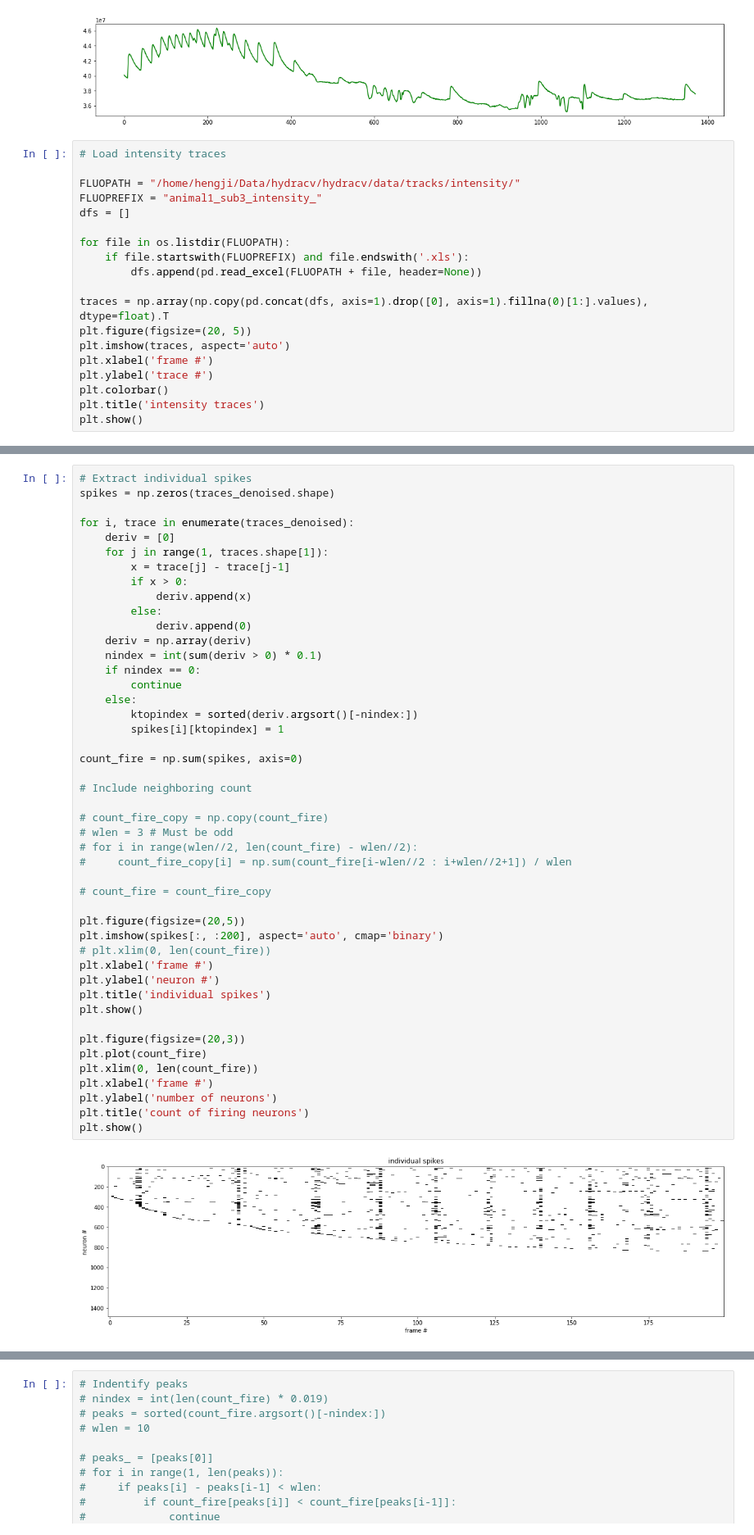
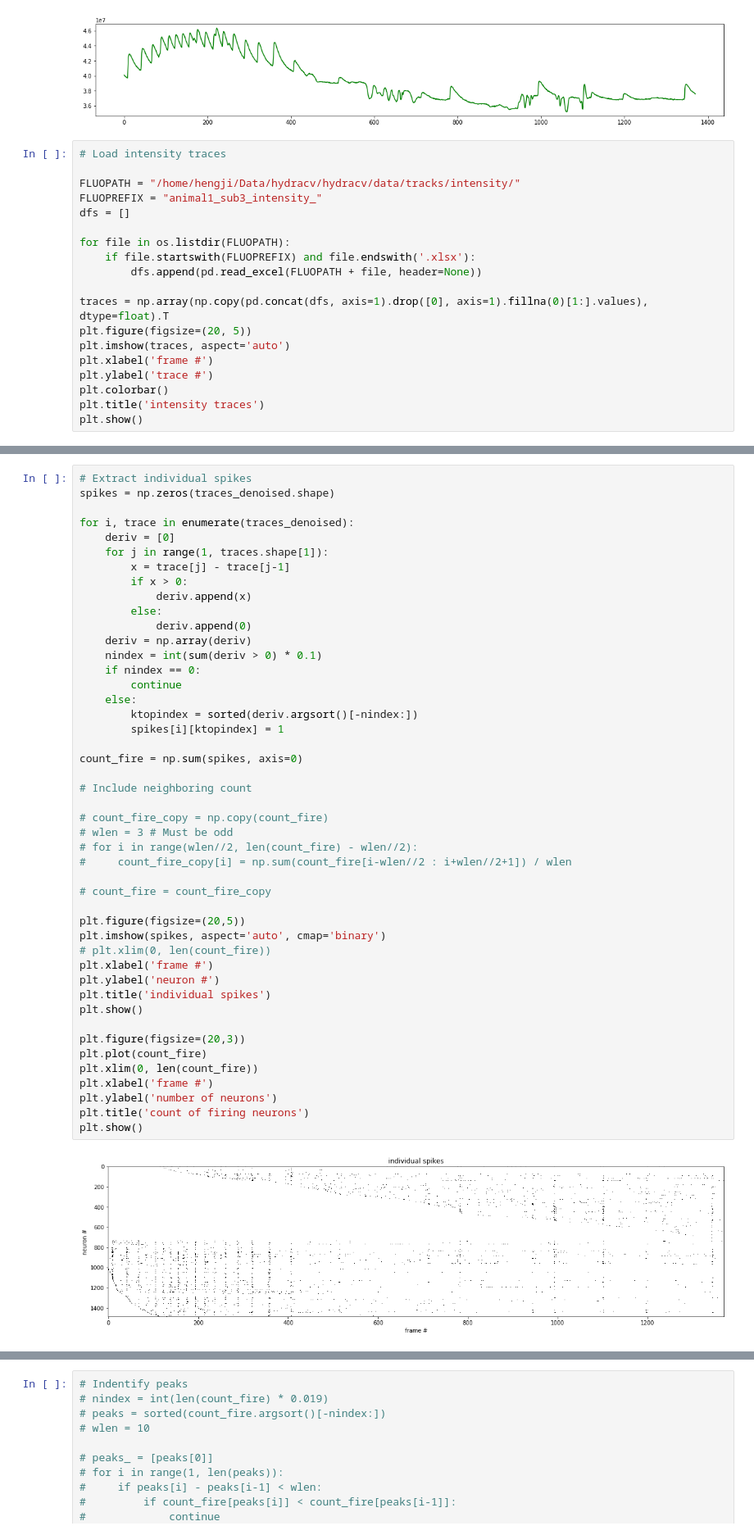
Before and after one commit to hengjiwang/hydracv, a Jupyter notebook: hydracv/decomposition/_anlz_tracks_animal1_sub3.ipynb, the cells around one changed output, grey strips where cells are left out. Shown at 82% size. Saved outputs shown, nothing was run; the diff lists cells and outputs as text.

```diff
--- a/hydracv/decomposition/_anlz_tracks_animal1_sub3.ipynb
+++ b/hydracv/decomposition/_anlz_tracks_animal1_sub3.ipynb
@@ -38,7 +38,7 @@ FLUOPREFIX = "animal1_sub3_intensity_"
 dfs = []
 
 for file in os.listdir(FLUOPATH):
-    if file.startswith(FLUOPREFIX) and file.endswith('.xls'):
+    if file.startswith(FLUOPREFIX) and file.endswith('.xlsx'):
         dfs.append(pd.read_excel(FLUOPATH + file, header=None))
 
 traces = np.array(np.copy(pd.concat(dfs, axis=1).drop([0], axis=1).fillna(0)[1:].values), dtype=float).T
@@ -99,35 +99,35 @@ for i, trace in enumerate(traces_denoised):
     else:
         ktopindex = sorted(deriv.argsort()[-nindex:])
         spikes[i][ktopindex] = 1
 
 count_fire = np.sum(spikes, axis=0)
 
 # Include neighboring count
 
 # count_fire_copy = np.copy(count_fire)
 # wlen = 3 # Must be odd
 # for i in range(wlen//2, len(count_fire) - wlen//2):
 #     count_fire_copy[i] = np.sum(count_fire[i-wlen//2 : i+wlen//2+1]) / wlen
 
 # count_fire = count_fire_copy
 
 plt.figure(figsize=(20,5))
-plt.imshow(spikes[:, :200], aspect='auto', cmap='binary')
+plt.imshow(spikes, aspect='auto', cmap='binary')
 # plt.xlim(0, len(count_fire))
 plt.xlabel('frame #')
 plt.ylabel('neuron #')
 plt.title('individual spikes')
 plt.show()
 
 plt.figure(figsize=(20,3))
 plt.plot(count_fire)
 plt.xlim(0, len(count_fire))
 plt.xlabel('frame #')
 plt.ylabel('number of neurons')
 plt.title('count of firing neurons')
 plt.show()
 # %% [output]
-[figure, old version]
+[figure, new version]
 [figure]
 # %%
 # Indentify peaks
```
Also changed, not shown: parts of 9 cells of this notebook, 17 other files.
